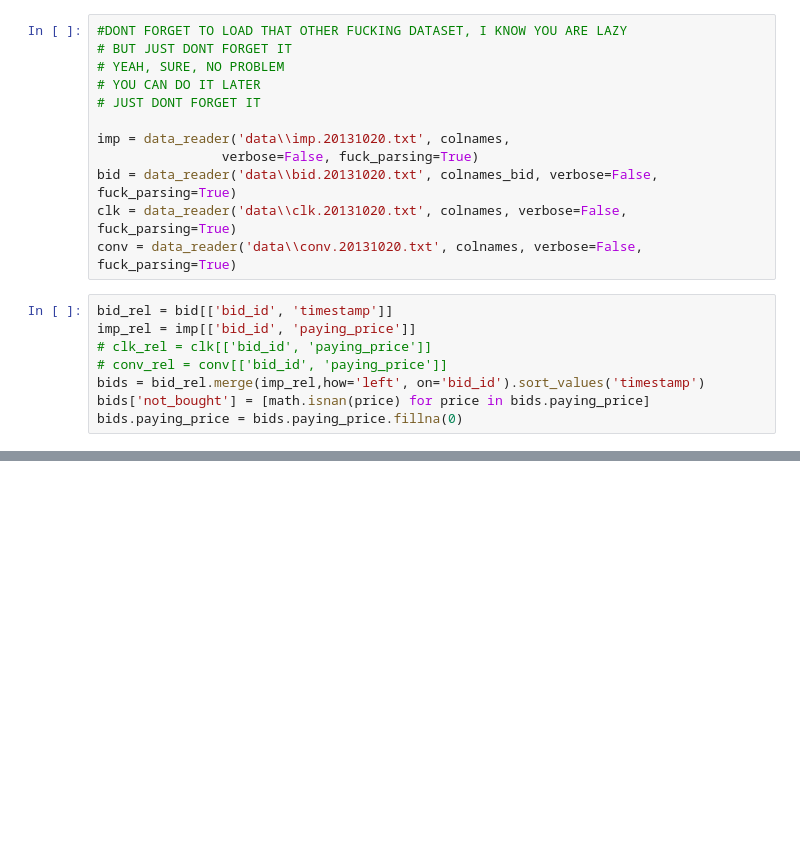
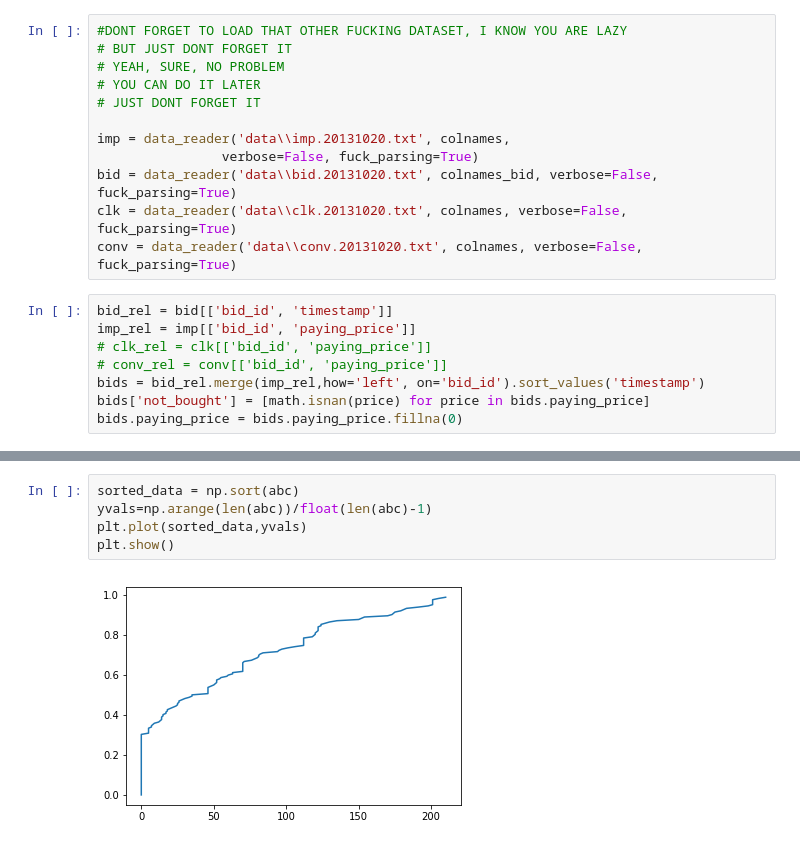
Before and after one commit to kasrad/Quant_Marketing_UvA, a Jupyter notebook: Ass_2/Data Exploration.ipynb, the cells around one changed output, grey strips where cells are left out. Cells and saved outputs as stored; diff of their text form; blank space fills up the shorter version.

```diff
--- a/Ass_2/Data Exploration.ipynb
+++ b/Ass_2/Data Exploration.ipynb
@@ -92,0 +114,7 @@ E(price): 61.14 > target_price 60.0
+# %%
+sorted_data = np.sort(abc)
+yvals=np.arange(len(abc))/float(len(abc)-1)
+plt.plot(sorted_data,yvals)
+plt.show()
+# %% [output]
+[figure, added]
```
Also changed, not shown: parts of 4 cells of this notebook.
